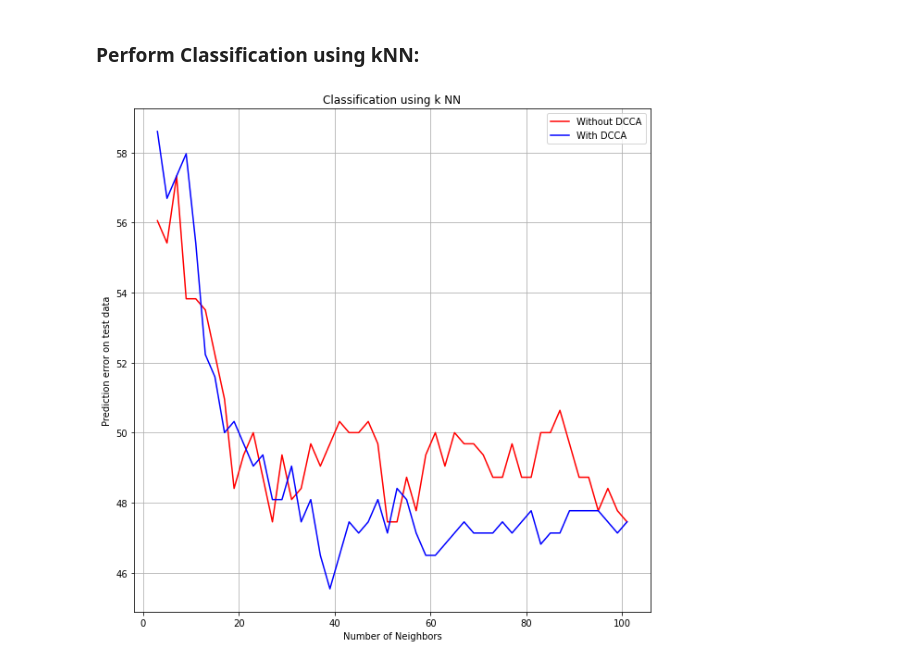
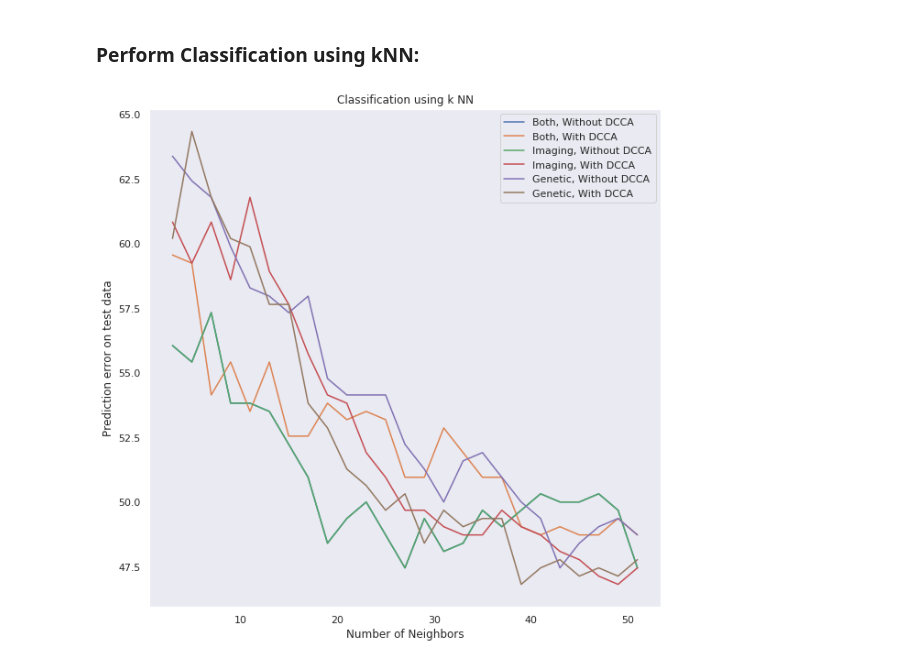
Before and after one commit to georgeaidinis/Dissertation, a Jupyter notebook: DeepCCA Model/ADNI Classification.ipynb, the cells around one changed output. Saved outputs shown, nothing was run; the diff lists cells and outputs as text; code cells hidden in the pictures.

Commit message:
improvements to DCCA, Classification
Better loss achieved,
Increased output size,
Tried only imaging and genetic data,
Confusion Matrices,
More Plots

```diff
--- a/DeepCCA Model/ADNI Classification.ipynb
+++ b/DeepCCA Model/ADNI Classification.ipynb
@@ -268,55 +369,104 @@ F1 (RBF Kernel):  36.91
 # %%
 accs = []
 accs_d = []
-neighbors = [x for x in range(3,103,2)]
+accs_i = []
+accs_d_i = []
+accs_g = []
+accs_d_g = []
+
+neighbors = [x for x in range(3,53,2)]
 for nn in neighbors:
+
     knn = KNeighborsClassifier(n_neighbors=nn)
-#     print("Number of neighbors: ", nn)
-
-    #  on LR data (without DCCA):
-
+    ############################################################################  on all data (without DCCA):
     # Get the values that interest us:
     X = lr_data[MRI_columns + genetic_columns]
     Y = lr_data["Diagnosis_nearest_2.0"]
-
     # Perform train-test split:
     X_train, X_test, Y_train, Y_test = model_selection.train_test_split(X, Y, train_size=0.80, shuffle=False)
-
     # Train:
     knn.fit(X_train, Y_train)
-
     # Predict:
     acc = knn.score(X_test, Y_test)
     accs.append(100 - acc*100)
-#     print("WITHOUT DCCA:",'Accuracy: ', "%.2f" % (acc*100))
 
-
-    # on LR data (with DCCA):
+    knn = KNeighborsClassifier(n_neighbors=nn)
+    ############################################################################ on all data (with DCCA):
     # Get the values that interest us:
     X_d = dcca_data[genetic_labels + imaging_labels]
     Y_d = dcca_data["Diagnosis_nearest_2.0"]
-
     # Perform train-test split:
     X_train_d, X_test_d, Y_train_d, Y_test_d = model_selection.train_test_split(X_d, Y_d, train_size=0.80, shuffle=False)
-
     # Train:
     knn.fit(X_train_d, Y_train_d)
-
     # Predict:
     acc_d = knn.score(X_test_d, Y_test_d)
     accs_d.append(100 - acc_d*100)
-# #     print("WITH DCCA:",'Accuracy: ', "%.2f" % (acc*100))
 
-#     print("-------------------------------------------------------------------------------","\n")
+    knn = KNeighborsClassifier(n_neighbors=nn)
+    ############################################################################  on imaging data (without DCCA):
+    # Get the values that interest us:
+    X = lr_data[MRI_columns]
+    Y = lr_data["Diagnosis_nearest_2.0"]
+    # Perform train-test split:
+    X_train, X_test, Y_train, Y_test = model_selection.train_test_split(X, Y, train_size=0.80, shuffle=False)
+    # Train:
+    knn.fit(X_train, Y_train)
+    # Predict:
+    acc = knn.score(X_test, Y_test)
+    accs_i.append(100 - acc*100)
+
+    knn = KNeighborsClassifier(n_neighbors=nn)
+    ############################################################################ on imaging data (with DCCA):
+    # Get the values that interest us:
+    X_d = dcca_data[imaging_labels]
+    Y_d = dcca_data["Diagnosis_nearest_2.0"]
+    # Perform train-test split:
+    X_train_d, X_test_d, Y_train_d, Y_test_d = model_selection.train_test_split(X_d, Y_d, train_size=0.80, shuffle=False)
+    # Train:
+    knn.fit(X_train_d, Y_train_d)
+    # Predict:
+    acc_d = knn.score(X_test_d, Y_test_d)
+    accs_d_i.append(100 - acc_d*100)
+
+    knn = KNeighborsClassifier(n_neighbors=nn)
+    ############################################################################  on genetic data (without DCCA):
+    # Get the values that interest us:
+    X = lr_data[genetic_columns]
+    Y = lr_data["Diagnosis_nearest_2.0"]
+    # Perform train-test split:
+    X_train, X_test, Y_train, Y_test = model_selection.train_test_split(X, Y, train_size=0.80, shuffle=False)
+    # Train:
+    knn.fit(X_train, Y_train)
+    # Predict:
+    acc = knn.score(X_test, Y_test)
+    accs_g.append(100 - acc*100)
+
+    knn = KNeighborsClassifier(n_neighbors=nn)
+    ############################################################################ on genetic data (with DCCA):
+    # Get the values that interest us:
+    X_d = dcca_data[genetic_labels]
+    Y_d = dcca_data["Diagnosis_nearest_2.0"]
+    # Perform train-test split:
+    X_train_d, X_test_d, Y_train_d, Y_test_d = model_selection.train_test_split(X_d, Y_d, train_size=0.80, shuffle=False)
+    # Train:
+    knn.fit(X_train_d, Y_train_d)
+    # Predict:
+    acc_d = knn.score(X_test_d, Y_test_d)
+    accs_d_g.append(100 - acc_d*100)
 
 plt.figure(figsize=(10,10))
-plt.plot(neighbors, accs, color='r', label="Without DCCA")
-plt.plot(neighbors, accs_d, color='b', label="With DCCA")
+plt.plot(neighbors, accs, label="Both, Without DCCA")
+plt.plot(neighbors, accs_d, label="Both, With DCCA")
+plt.plot(neighbors, accs_i, label="Imaging, Without DCCA")
+plt.plot(neighbors, accs_d_i, label="Imaging, With DCCA")
+plt.plot(neighbors, accs_g, label="Genetic, Without DCCA")
+plt.plot(neighbors, accs_d_g, label="Genetic, With DCCA")
 plt.grid()
 plt.legend()
 plt.title("Classification using k NN")
 plt.ylabel("Prediction error on test data")
 plt.xlabel("Number of Neighbors")
 plt.show()
 # %% [output]
-[figure, old version]
+[figure, new version]
```
Also changed, not shown: parts of 9 cells of this notebook, 1 other file.
